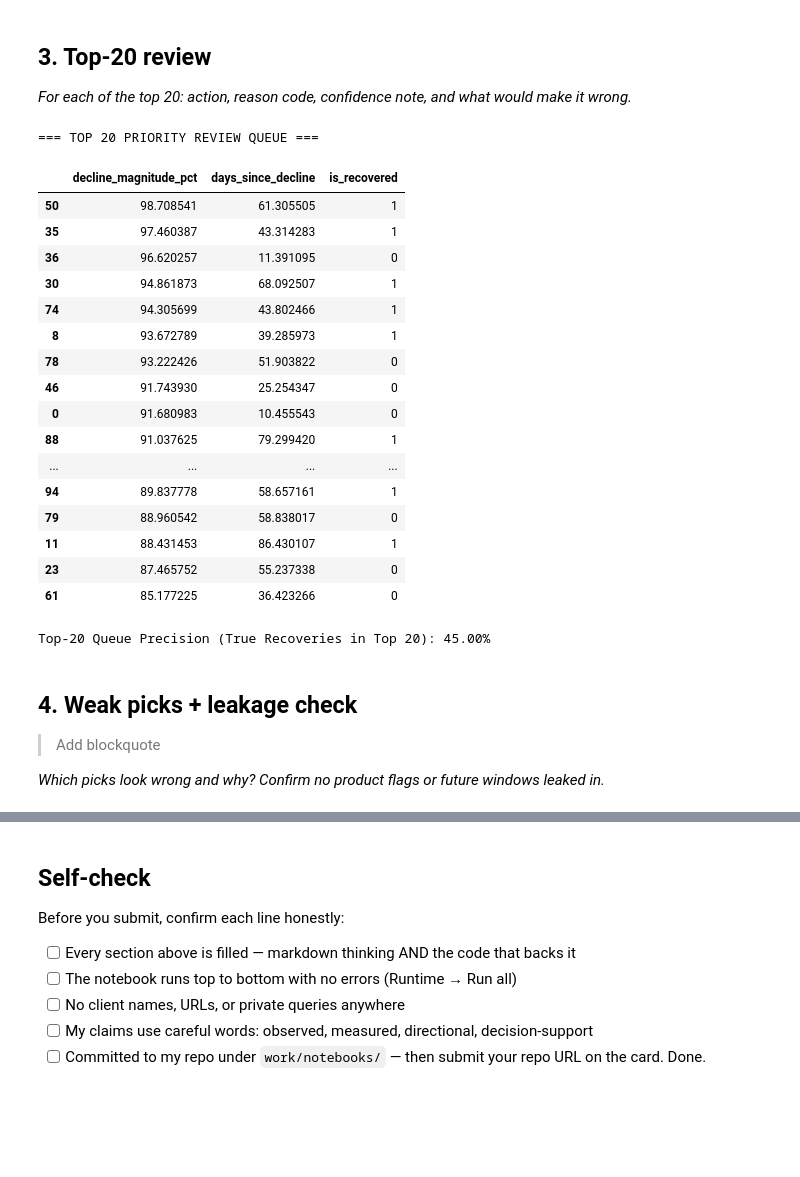
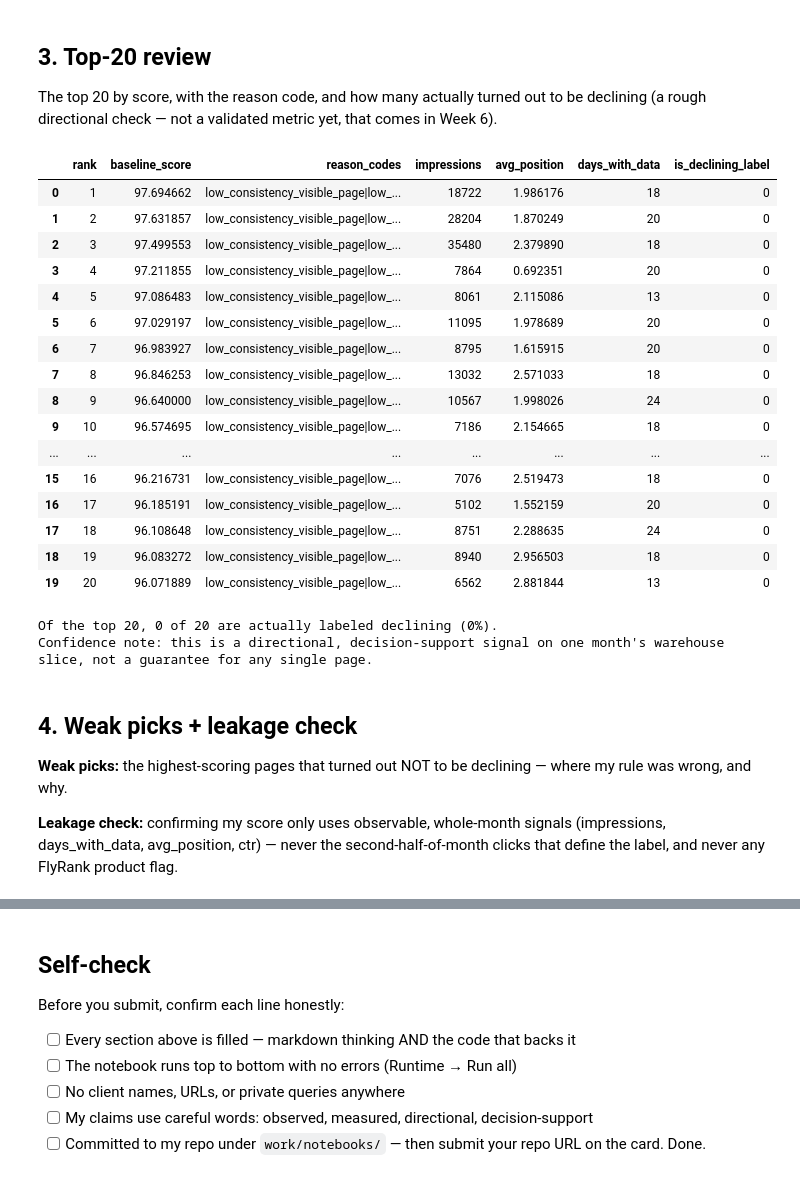
Before and after one commit to ashoktanakanti/flyrank_ml, a Jupyter notebook: work/notebooks/w04_baseline_score.ipynb, the cells around one changed output, grey strips where cells are left out. Drawn from its saved outputs; the diff is of its cells as text; code cells hidden in the pictures; blank space fills up the shorter version.

```diff
--- a/work/notebooks/w04_baseline_score.ipynb
+++ b/work/notebooks/w04_baseline_score.ipynb
@@ -81,49 +137,44 @@ Flagged for recovery action: 42 rows
 # %% [markdown]
 ## 3. Top-20 review
 
-*For each of the top 20: action, reason code, confidence note, and what would make it wrong.*
+The top 20 by score, with the reason code, and how many actually turned out to be declining
+(a rough directional check — not a validated metric yet, that comes in Week 6).
 # %%
-review_queue = df[df['baseline_prediction'] == 1].sort_values(
-    by=['decline_magnitude_pct', 'days_since_decline'],
-    ascending=[False, True]
-)
+top_20 = ranked_queue.head(20)
+display(top_20[["rank", "baseline_score", "reason_codes", "impressions",
+                 "avg_position", "days_with_data", "is_declining_label"]])
 
-top_20_queue = review_queue.head(20)
-
-print("=== TOP 20 PRIORITY REVIEW QUEUE ===")
-cols_to_show = ['decline_magnitude_pct', 'days_since_decline', 'pre_decline_position_avg', 'is_recovered']
-valid_cols = [c for c in cols_to_show if c in top_20_queue.columns]
-display(top_20_queue[valid_cols])
-
-if 'is_recovered' in top_20_queue.columns and len(top_20_queue) > 0:
-    top_20_precision = top_20_queue['is_recovered'].mean()
-    print(f"\nTop-20 Queue Precision (True Recoveries in Top 20): {top_20_precision:.2%}")
+print(f"\nOf the top 20, {top_20['is_declining_label'].sum()} of 20 are actually labeled declining "
+      f"({top_20['is_declining_label'].mean():.0%}).")
+print("Confidence note: this is a directional, decision-support signal on one month's warehouse "
+      "slice, not a guarantee for any single page.")
 # %% [output]
+|  | rank | baseline_score | reason_codes | impressions | avg_position | days_with_data | is_declining_label |
+| 0 | 1 | 97.694662 | low_consistency_visible_page|low_... | 18722 | 1.986176 | 18 | 0 |
+| 1 | 2 | 97.631857 | low_consistency_visible_page|low_... | 28204 | 1.870249 | 20 | 0 |
+| 2 | 3 | 97.499553 | low_consistency_visible_page|low_... | 35480 | 2.379890 | 18 | 0 |
+| 3 | 4 | 97.211855 | low_consistency_visible_page|low_... | 7864 | 0.692351 | 20 | 0 |
+| 4 | 5 | 97.086483 | low_consistency_visible_page|low_... | 8061 | 2.115086 | 13 | 0 |
+| 5 | 6 | 97.029197 | low_consistency_visible_page|low_... | 11095 | 1.978689 | 20 | 0 |
+| 6 | 7 | 96.983927 | low_consistency_visible_page|low_... | 8795 | 1.615915 | 20 | 0 |
+| 7 | 8 | 96.846253 | low_consistency_visible_page|low_... | 13032 | 2.571033 | 18 | 0 |
+| 8 | 9 | 96.640000 | low_consistency_visible_page|low_... | 10567 | 1.998026 | 24 | 0 |
+| 9 | 10 | 96.574695 | low_consistency_visible_page|low_... | 7186 | 2.154665 | 18 | 0 |
+| ... | ... | ... | ... | ... | ... | ... | ... |
+| 15 | 16 | 96.216731 | low_consistency_visible_page|low_... | 7076 | 2.519473 | 18 | 0 |
+| 16 | 17 | 96.185191 | low_consistency_visible_page|low_... | 5102 | 1.552159 | 20 | 0 |
+| 17 | 18 | 96.108648 | low_consistency_visible_page|low_... | 8751 | 2.288635 | 24 | 0 |
+| 18 | 19 | 96.083272 | low_consistency_visible_page|low_... | 8940 | 2.956503 | 18 | 0 |
+| 19 | 20 | 96.071889 | low_consistency_visible_page|low_... | 6562 | 2.881844 | 13 | 0 |
-=== TOP 20 PRIORITY REVIEW QUEUE ===
+Of the top 20, 0 of 20 are actually labeled declining (0%).
+Confidence note: this is a directional, decision-support signal on one month's warehouse slice, not a guarantee for any single page.
-|  | decline_magnitude_pct | days_since_decline | is_recovered |
-| 50 | 98.708541 | 61.305505 | 1 |
-| 35 | 97.460387 | 43.314283 | 1 |
-| 36 | 96.620257 | 11.391095 | 0 |
-| 30 | 94.861873 | 68.092507 | 1 |
-| 74 | 94.305699 | 43.802466 | 1 |
-| 8 | 93.672789 | 39.285973 | 1 |
-| 78 | 93.222426 | 51.903822 | 0 |
-| 46 | 91.743930 | 25.254347 | 0 |
-| 0 | 91.680983 | 10.455543 | 0 |
-| 88 | 91.037625 | 79.299420 | 1 |
-| ... | ... | ... | ... |
-| 94 | 89.837778 | 58.657161 | 1 |
-| 79 | 88.960542 | 58.838017 | 0 |
-| 11 | 88.431453 | 86.430107 | 1 |
-| 23 | 87.465752 | 55.237338 | 0 |
-| 61 | 85.177225 | 36.423266 | 0 |
-Top-20 Queue Precision (True Recoveries in Top 20): 45.00%
 # %% [markdown]
 ## 4. Weak picks + leakage check
 
-> Add blockquote
+**Weak picks:** the highest-scoring pages that turned out NOT to be declining — where my rule
+was wrong, and why.
 
-
-
-*Which picks look wrong and why? Confirm no product flags or future windows leaked in.*
+**Leakage check:** confirming my score only uses observable, whole-month signals (impressions,
+days_with_data, avg_position, ctr) — never the second-half-of-month clicks that define the
+label, and never any FlyRank product flag.
 # %%
```
Also changed, not shown: parts of 5 cells of this notebook.
